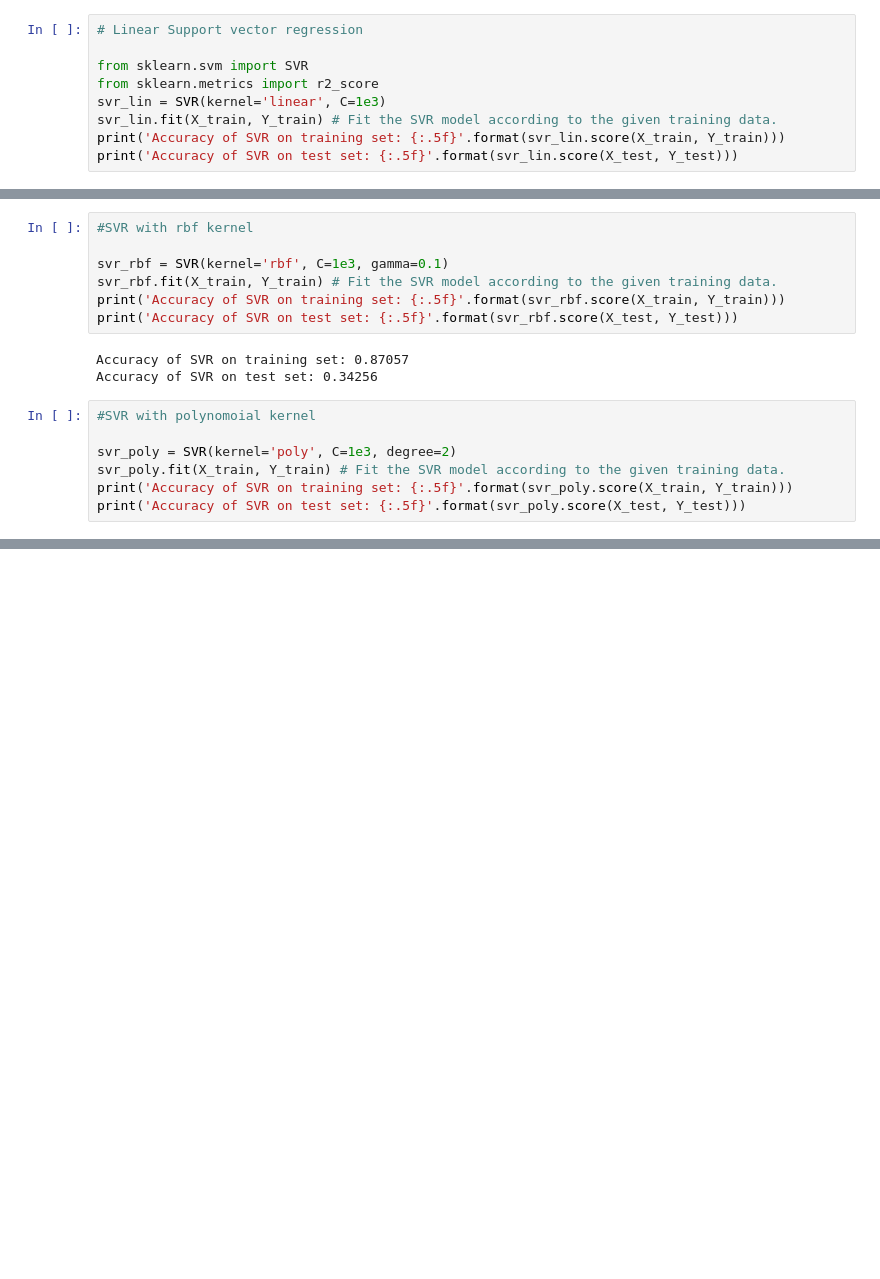
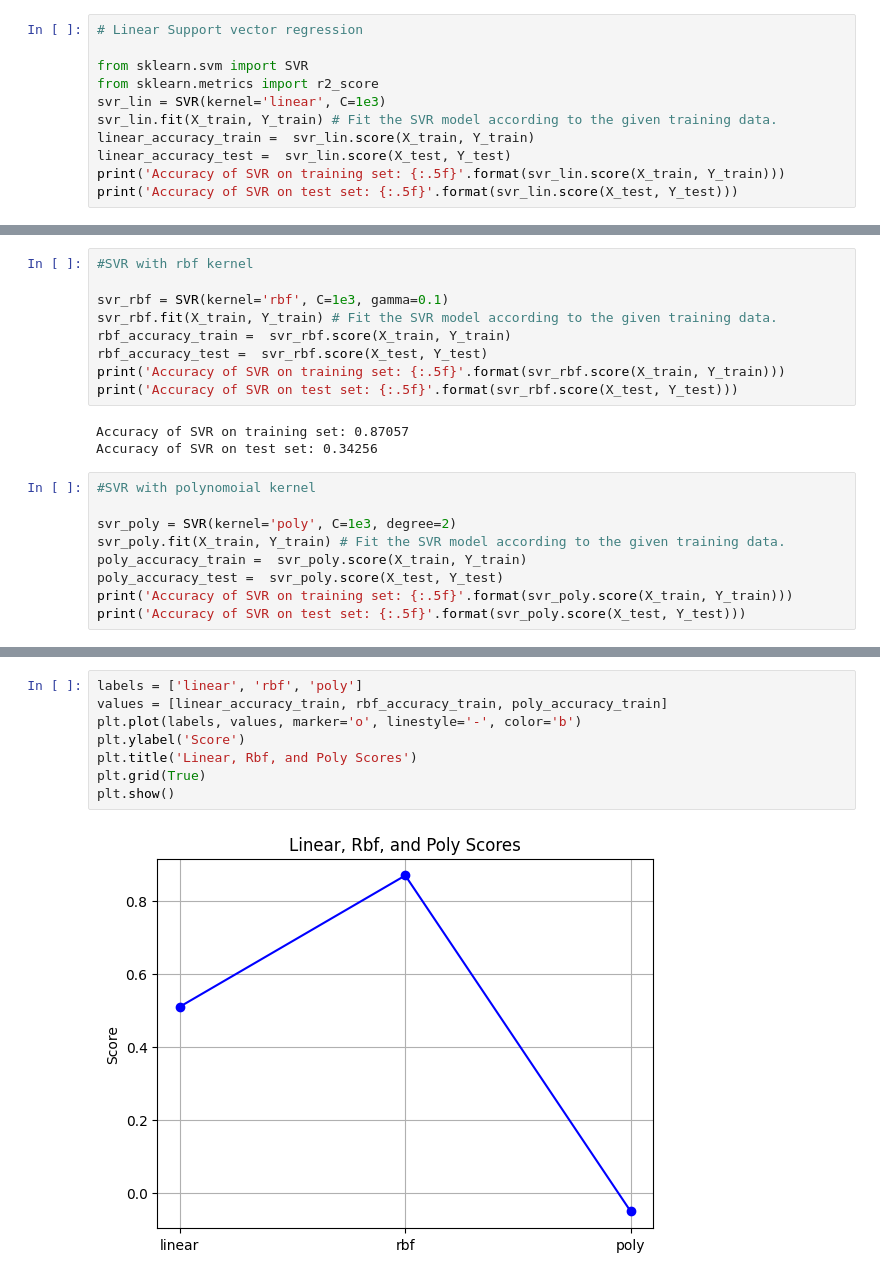
Before and after one commit to ismachy/Introduction-to-ML, a Jupyter notebook: HW_4_Q2_2_3_4.ipynb, the cells around one changed output, grey strips where cells are left out. Drawn from its saved outputs; the diff is of its cells as text; blank space fills up the shorter version.

```diff
--- a/HW_4_Q2_2_3_4.ipynb
+++ b/HW_4_Q2_2_3_4.ipynb
@@ -304,6 +304,8 @@ from sklearn.svm import SVR
 from sklearn.metrics import r2_score
 svr_lin = SVR(kernel='linear', C=1e3)
 svr_lin.fit(X_train, Y_train) # Fit the SVR model according to the given training data.
+linear_accuracy_train =  svr_lin.score(X_train, Y_train)
+linear_accuracy_test =  svr_lin.score(X_test, Y_test)
 print('Accuracy of SVR on training set: {:.5f}'.format(svr_lin.score(X_train, Y_train)))
 print('Accuracy of SVR on test set: {:.5f}'.format(svr_lin.score(X_test, Y_test)))
 # %% [output]
@@ -314,6 +316,8 @@ Accuracy of SVR on test set: 0.59771
 
 svr_rbf = SVR(kernel='rbf', C=1e3, gamma=0.1)
 svr_rbf.fit(X_train, Y_train) # Fit the SVR model according to the given training data.
+rbf_accuracy_train =  svr_rbf.score(X_train, Y_train)
+rbf_accuracy_test =  svr_rbf.score(X_test, Y_test)
 print('Accuracy of SVR on training set: {:.5f}'.format(svr_rbf.score(X_train, Y_train)))
 print('Accuracy of SVR on test set: {:.5f}'.format(svr_rbf.score(X_test, Y_test)))
 # %% [output]
@@ -324,6 +328,8 @@ Accuracy of SVR on test set: 0.34256
 
 svr_poly = SVR(kernel='poly', C=1e3, degree=2)
 svr_poly.fit(X_train, Y_train) # Fit the SVR model according to the given training data.
+poly_accuracy_train =  svr_poly.score(X_train, Y_train)
+poly_accuracy_test =  svr_poly.score(X_test, Y_test)
 print('Accuracy of SVR on training set: {:.5f}'.format(svr_poly.score(X_train, Y_train)))
 print('Accuracy of SVR on test set: {:.5f}'.format(svr_poly.score(X_test, Y_test)))
 # %% [output]
@@ -331 +337,11 @@ Accuracy of SVR on training set: -0.05084
 Accuracy of SVR on test set: 0.05626
+# %%
+labels = ['linear', 'rbf', 'poly']
+values = [linear_accuracy_train, rbf_accuracy_train, poly_accuracy_train]
+plt.plot(labels, values, marker='o', linestyle='-', color='b')
+plt.ylabel('Score')
+plt.title('Linear, Rbf, and Poly Scores')
+plt.grid(True)
+plt.show()
+# %% [output]
+[figure, added]
```
Also changed, not shown: parts of 3 cells of this notebook.
